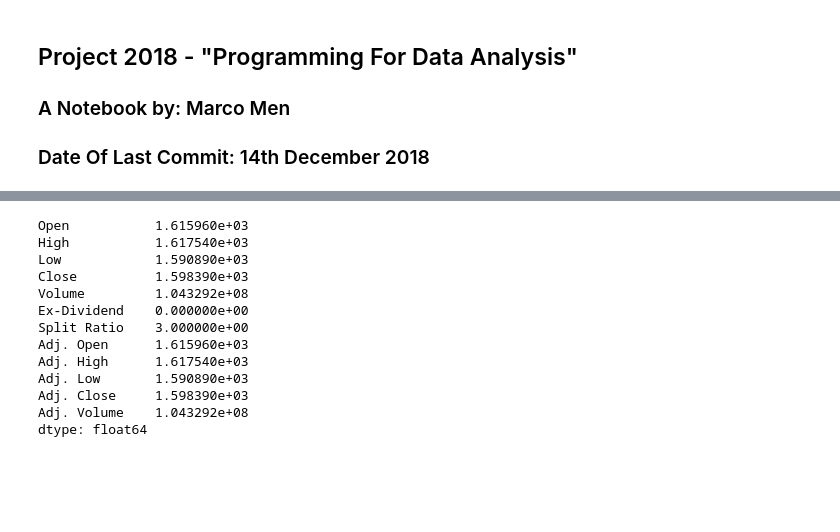
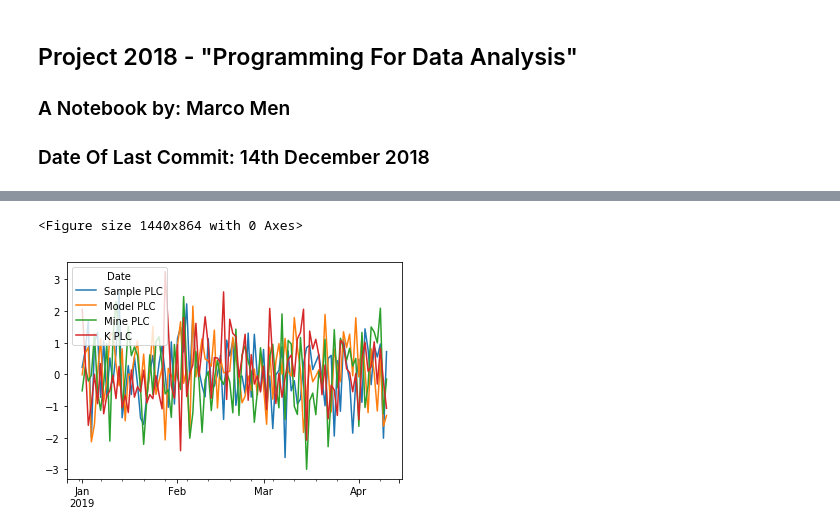
Before and after one commit to MarcoMen-Temp/Programming-Project, a Jupyter notebook: Programming.ipynb, the cells around one changed output, grey strips where cells are left out. Saved outputs shown, nothing was run; the diff lists cells and outputs as text; code cells hidden in the pictures; blank space fills up the shorter version.

```diff
--- a/Programming.ipynb
+++ b/Programming.ipynb
@@ -280,16 +101,11 @@ dtype: float64
-# %%
-df.max()
-# %% [output]
-Open           1.615960e+03
-High           1.617540e+03
-Low            1.590890e+03
-Close          1.598390e+03
-Volume         1.043292e+08
-Ex-Dividend    0.000000e+00
-Split Ratio    3.000000e+00
-Adj. Open      1.615960e+03
-Adj. High      1.617540e+03
-Adj. Low       1.590890e+03
-Adj. Close     1.598390e+03
-Adj. Volume    1.043292e+08
-dtype: float64
+# %%
+# Simulation of Random Walk fluctuation of stock price movements
+# Adjustment of the figure must be made to place legend outside
+
+
+plt.figure(figsize=(20,12))
+df.plot()
+plt.show()
+# %% [output]
+<Figure size 1440x864 with 0 Axes>
+[figure, added]
```
Also changed, not shown: parts of 28 cells of this notebook.
